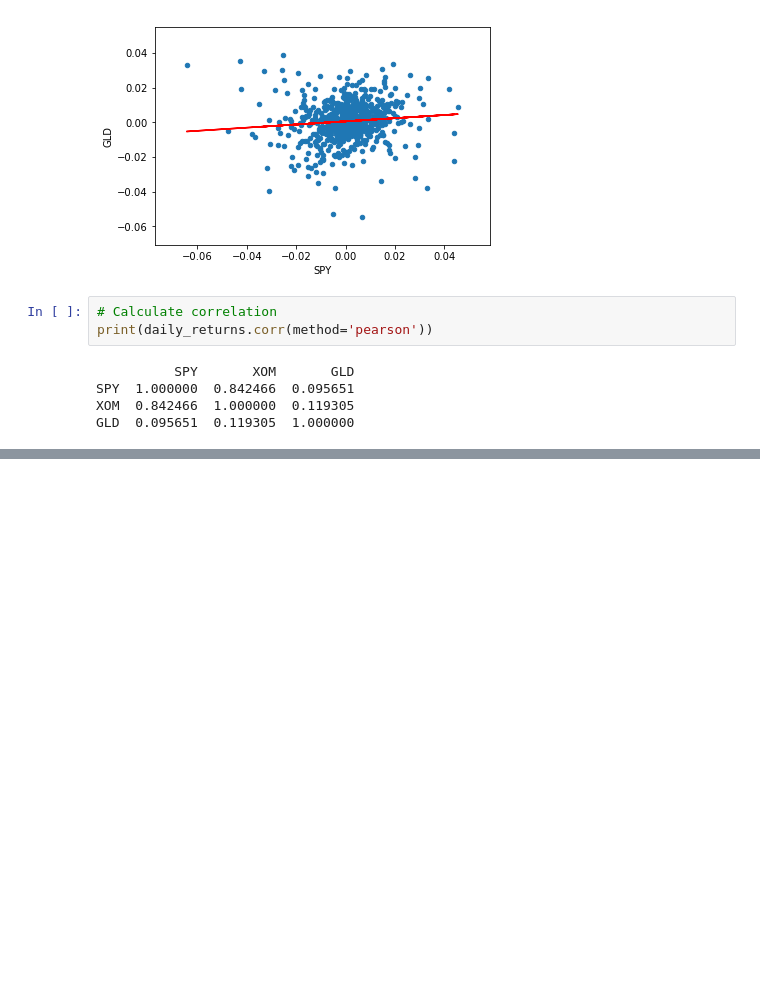
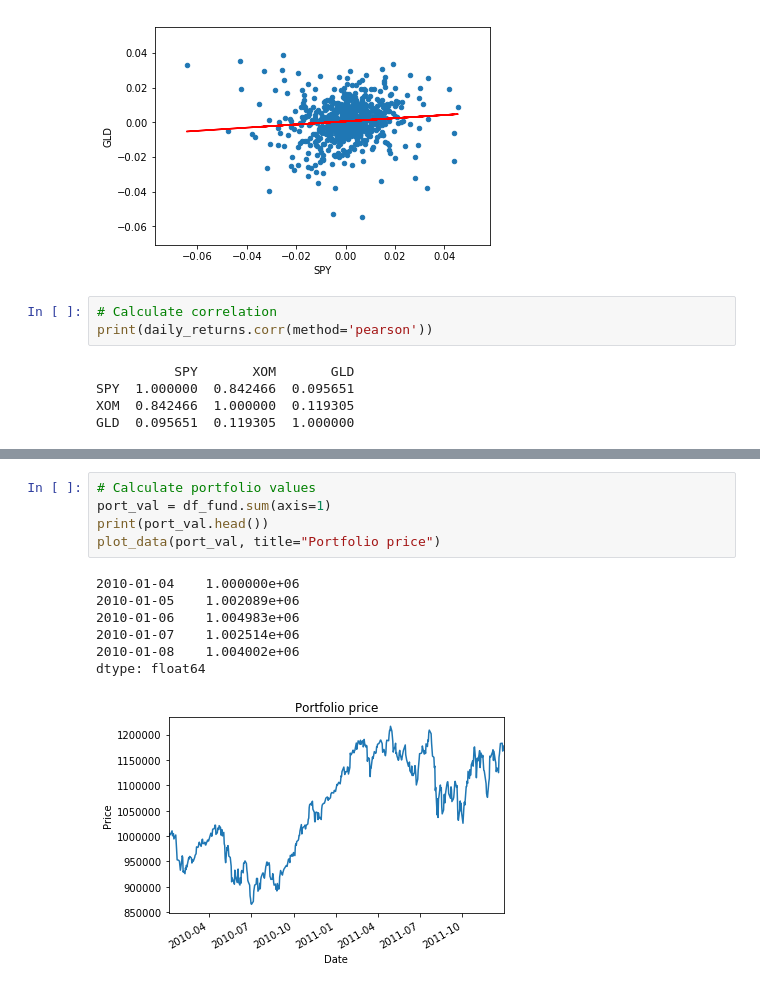
Before and after one commit to kmalhan/ml_trade, a Jupyter notebook: read_stock_data.ipynb, the cells around one changed output, grey strips where cells are left out. Saved outputs shown, nothing was run; the diff lists cells and outputs as text; blank space fills up the shorter version.

```diff
--- a/read_stock_data.ipynb
+++ b/read_stock_data.ipynb
@@ -552,0 +615,13 @@ GLD  0.095651  0.119305  1.000000
+# %%
+# Calculate portfolio values
+port_val = df_fund.sum(axis=1)
+print(port_val.head())
+plot_data(port_val, title="Portfolio price")
+# %% [output]
+2010-01-04    1.000000e+06
+2010-01-05    1.002089e+06
+2010-01-06    1.004983e+06
+2010-01-07    1.002514e+06
+2010-01-08    1.004002e+06
+dtype: float64
+[figure, added]
```
Also changed, not shown: parts of 14 cells of this notebook.
